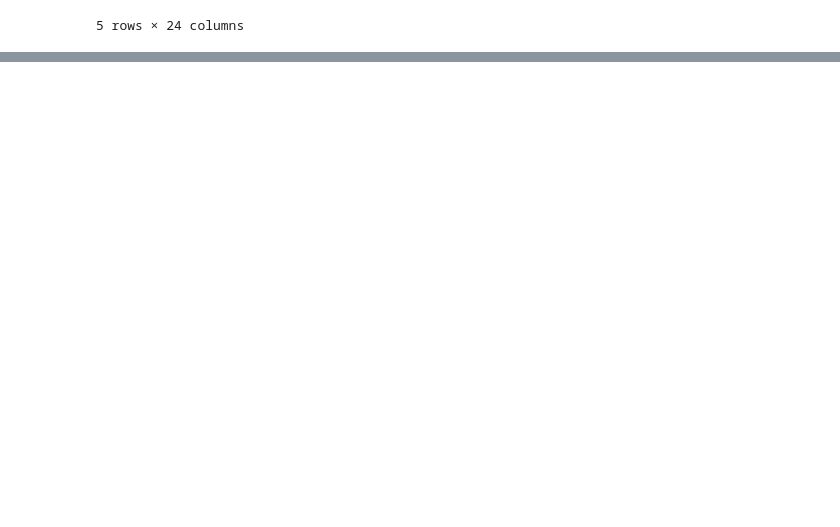
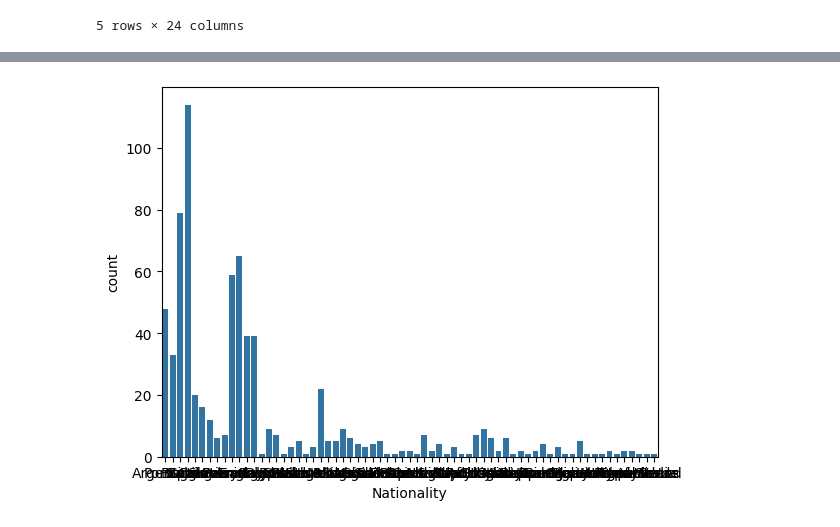
Before and after one commit to Manitheboss/Sports-Data-Analysis, a Jupyter notebook: Main_Project_Sports_Data_Analysis.ipynb, the cells around one changed output, grey strips where cells are left out. Drawn from its saved outputs; the diff is of its cells as text; code cells hidden in the pictures; blank space fills up the shorter version.

```diff
--- a/Main_Project_Sports_Data_Analysis.ipynb
+++ b/Main_Project_Sports_Data_Analysis.ipynb
@@ -23,0 +73,5 @@ df.head()
+# %%
+sns.countplot(data=df,x='Nationality')
+plt.show()
+# %% [output]
+[figure, added]
```
Also changed, not shown: parts of 4 cells of this notebook.
